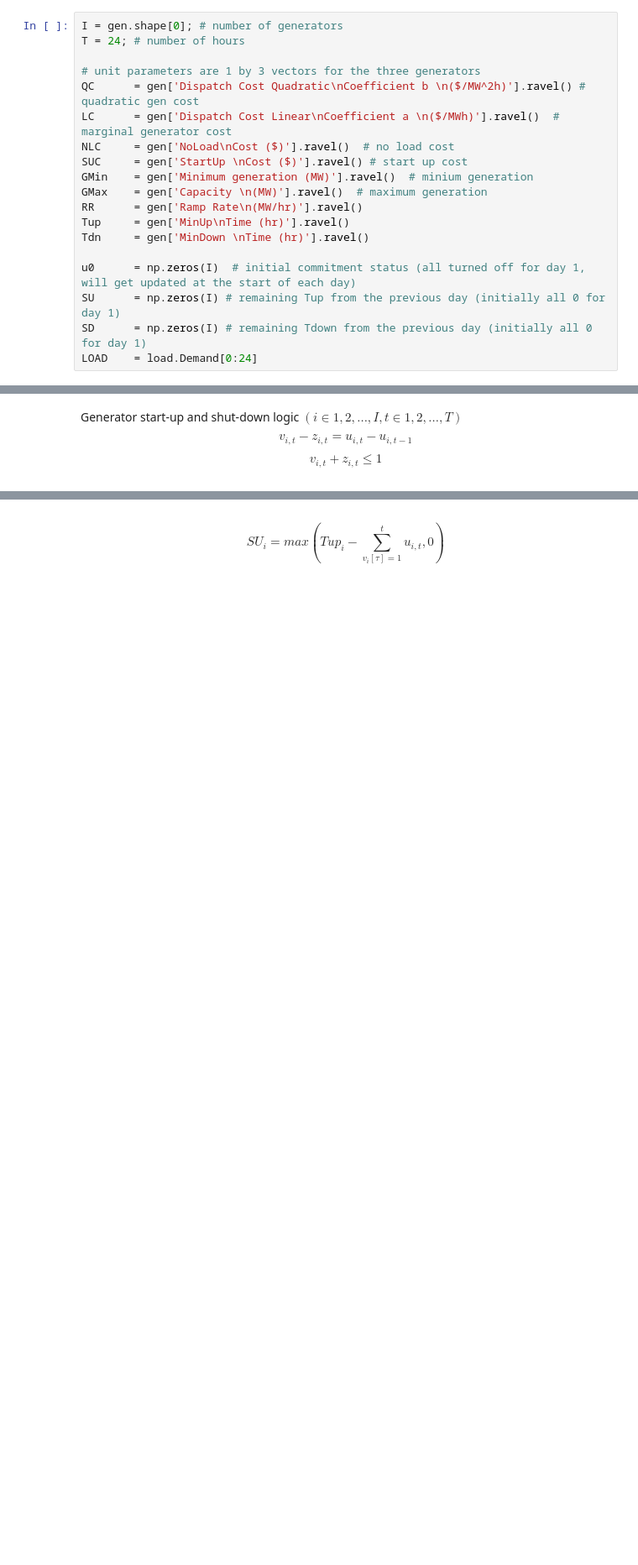
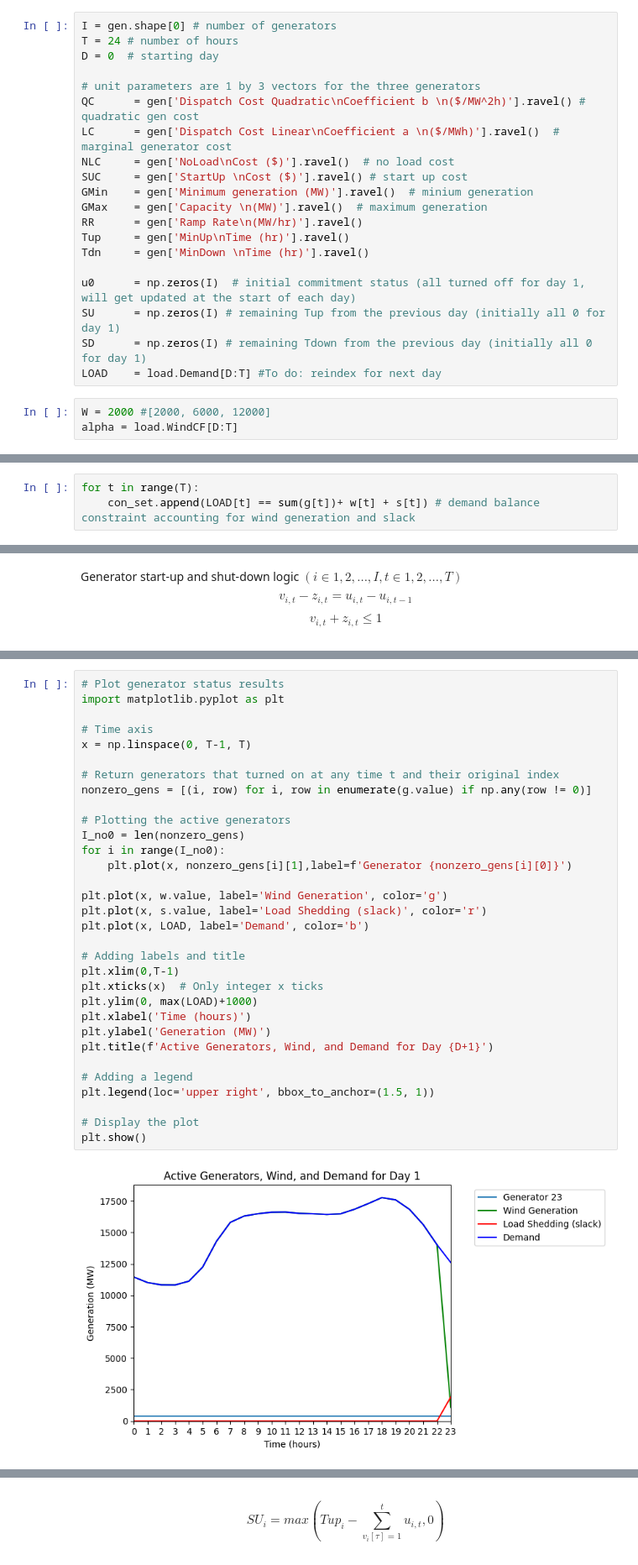
Before and after one commit to juliasimpson97/energy-syst-final, a Jupyter notebook: final-project.ipynb, the cells around one changed output, grey strips where cells are left out. Shown at 84% size. Saved outputs shown, nothing was run; the diff lists cells and outputs as text; blank space fills up the shorter version.

Commit message:
day one simulation plus plots

```diff
--- a/final-project.ipynb
+++ b/final-project.ipynb
@@ -131,8 +131,9 @@ load = pd.read_csv('wind_and_demand.csv')
 # %% [markdown]
 ## Parameter Definition
 # %%
-I = gen.shape[0]; # number of generators
-T = 24; # number of hours
+I = gen.shape[0] # number of generators
+T = 24 # number of hours
+D = 0  # starting day
 
 # unit parameters are 1 by 3 vectors for the three generators
 QC      = gen['Dispatch Cost Quadratic\nCoefficient b \n($/MW^2h)'].ravel() # quadratic gen cost
@@ -148,7 +149,10 @@ Tdn     = gen['MinDown \nTime (hr)'].ravel()
 u0      = np.zeros(I)  # initial commitment status (all turned off for day 1, will get updated at the start of each day)
 SU      = np.zeros(I) # remaining Tup from the previous day (initially all 0 for day 1)
 SD      = np.zeros(I) # remaining Tdown from the previous day (initially all 0 for day 1)
-LOAD    = load.Demand[0:24]
+LOAD    = load.Demand[D:T] #To do: reindex for next day
+# %%
+W = 2000 #[2000, 6000, 12000]
+alpha = load.WindCF[D:T]
 # %% [markdown]
 ## Variable Definition
 # %%
@@ -179,3 +184,6 @@ con_set = []
+# %%
+for t in range(T):
+    con_set.append(LOAD[t] == sum(g[t])+ w[t] + s[t]) # demand balance constraint accounting for wind generation and slack
 # %% [markdown]
 Generation limit constraint $ (i ∈ {1,2,...,I}, t ∈ {1,2,...,T}) $
 $$ Gmin_iu_{i,t} \leq g_{i,t} \leq Gmax_iu_{i,t}$$
@@ -209,0 +257,34 @@ for t in range(T): # go through each period
+# %%
+# Plot generator status results
+import matplotlib.pyplot as plt
+
+# Time axis
+x = np.linspace(0, T-1, T)
+
+# Return generators that turned on at any time t and their original index
+nonzero_gens = [(i, row) for i, row in enumerate(g.value) if np.any(row != 0)]
+
+# Plotting the active generators
+I_no0 = len(nonzero_gens)
+for i in range(I_no0):
+    plt.plot(x, nonzero_gens[i][1],label=f'Generator {nonzero_gens[i][0]}')
+
+plt.plot(x, w.value, label='Wind Generation', color='g')
+plt.plot(x, s.value, label='Load Shedding (slack)', color='r')
+plt.plot(x, LOAD, label='Demand', color='b')
+
+# Adding labels and title
+plt.xlim(0,T-1)
+plt.xticks(x)  # Only integer x ticks
+plt.ylim(0, max(LOAD)+1000)
+plt.xlabel('Time (hours)')
+plt.ylabel('Generation (MW)')
+plt.title(f'Active Generators, Wind, and Demand for Day {D+1}')
+
+# Adding a legend
+plt.legend(loc='upper right', bbox_to_anchor=(1.5, 1))
+
+# Display the plot
+plt.show()
+# %% [output]
+[figure, added]
```
Also changed, not shown: parts of 37 cells of this notebook.
